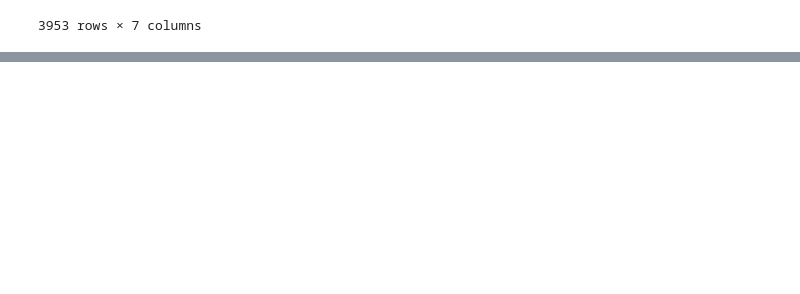
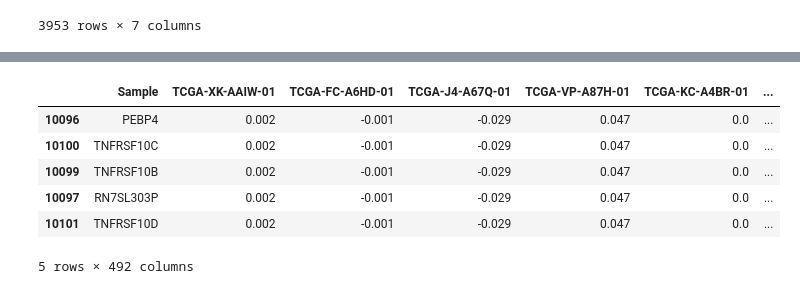
Before and after one commit to hshadman/integrin_expression_data_mining, a Jupyter notebook: jesse_code/CNV_exercise.ipynb, the cells around one changed output, grey strips where cells are left out. Drawn from its saved outputs; the diff is of its cells as text; code cells hidden in the pictures; blank space fills up the shorter version.

```diff
--- a/jesse_code/CNV_exercise.ipynb
+++ b/jesse_code/CNV_exercise.ipynb
@@ -272,0 +296,10 @@ Name: sample, Length: 4421, dtype: object
+# %%
+CNV_prostate.head()
+# %% [output]
+|  | Sample | TCGA-XK-AAIW-01 | TCGA-FC-A6HD-01 | TCGA-J4-A67Q-01 | TCGA-VP-A87H-01 | TCGA-KC-A4BR-01 | ... |
+| 10096 | PEBP4 | 0.002 | -0.001 | -0.029 | 0.047 | 0.0 | ... |
+| 10100 | TNFRSF10C | 0.002 | -0.001 | -0.029 | 0.047 | 0.0 | ... |
+| 10099 | TNFRSF10B | 0.002 | -0.001 | -0.029 | 0.047 | 0.0 | ... |
+| 10097 | RN7SL303P | 0.002 | -0.001 | -0.029 | 0.047 | 0.0 | ... |
+| 10101 | TNFRSF10D | 0.002 | -0.001 | -0.029 | 0.047 | 0.0 | ... |
+5 rows × 492 columns
```
Also changed, not shown: parts of 5 cells of this notebook.
